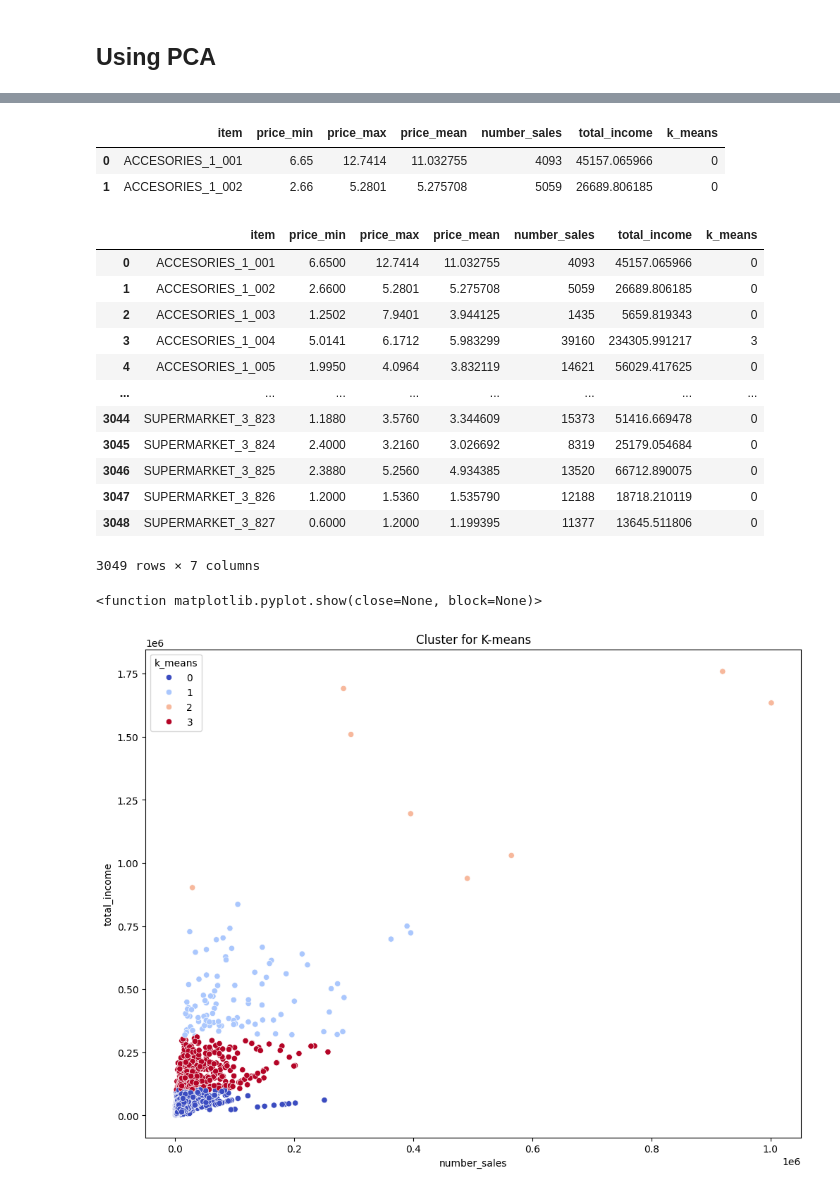
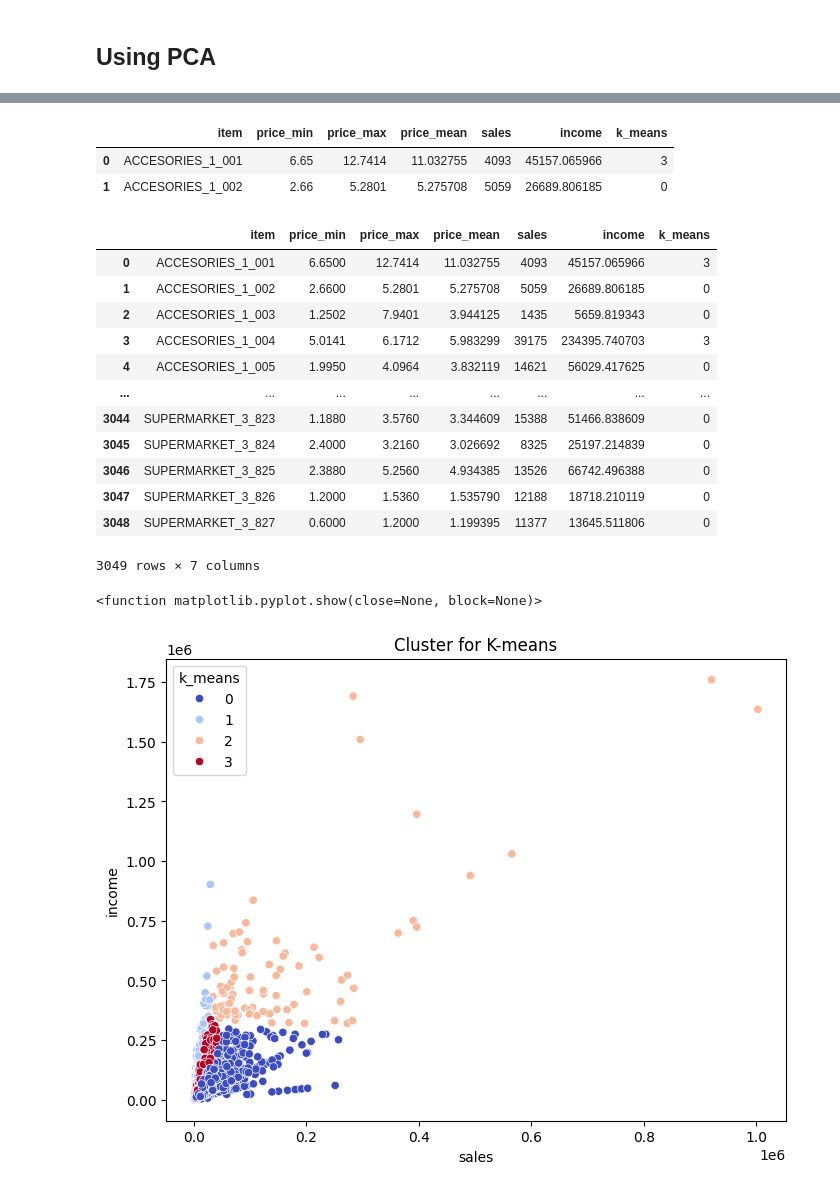
Before and after one commit to Unbiunio/DS-MARKET-TFM, a Jupyter notebook: cluster/cluster.ipynb, the cells around one changed output, grey strips where cells are left out. Drawn from its saved outputs; the diff is of its cells as text; code cells hidden in the pictures.

```diff
--- a/cluster/cluster.ipynb
+++ b/cluster/cluster.ipynb
@@ -40,5 +46,5 @@ df_cluster.head(1)
 # %%
 #Created colum "total_income" that represent the total income for product
-df_cluster['total_income']= df_cluster['price_mean']*df_cluster['number_sales']
+df_cluster['income']= df_cluster['price_mean']*df_cluster['sales']
 df_cluster.head(2)
 # %% [output]
@@ -64,5 +75,6 @@ df_cluster1 = df_cluster.copy()
 # %%
-df_cluster1.drop(columns=['item','price_min','number_sales'], axis=1,inplace=True)
+#Only work with "price_max", "price_mean" and income variables
+df_cluster1.drop(columns=['item','price_min','sales'], axis=1,inplace=True)
 # %%
 df_cluster1.head(1)
 # %% [output]
@@ -92,5 +103,5 @@ from sklearn.decomposition import PCA
 # %%
-pca = PCA()
-pca.fit(df_cluster_scaled)
-pca_data_scaled = pca.transform(df_cluster_scaled)
-pca_data_scaled
+# pca = PCA()
+# pca.fit(df_cluster_scaled)
+# pca_data_scaled = pca.transform(df_cluster_scaled)
+# pca_data_scaled
@@ -138,29 +131,29 @@ plt.show()
 # %%
 # Uso Kmean for identify "codo"
-km = KMeans(n_clusters = 4)
-y = km.fit_predict(df_cluster1)
+km = KMeans(n_clusters = 4, random_state=12)
+y = km.fit_predict(df_cluster_scaled)
 #print(silhouette_score(df_cluster_scaled, y))
 df_cluster['k_means'] = y
 # %%
 # Clustered completed
 df_cluster.head(2)
 # %% [output]
-|  | item | price_min | price_max | price_mean | number_sales | total_income | k_means |
-| 0 | ACCESORIES_1_001 | 6.65 | 12.7414 | 11.032755 | 4093 | 45157.065966 | 0 |
+|  | item | price_min | price_max | price_mean | sales | income | k_means |
+| 0 | ACCESORIES_1_001 | 6.65 | 12.7414 | 11.032755 | 4093 | 45157.065966 | 3 |
 | 1 | ACCESORIES_1_002 | 2.66 | 5.2801 | 5.275708 | 5059 | 26689.806185 | 0 |
 # %%
 df_cluster
 # %% [output]
-|  | item | price_min | price_max | price_mean | number_sales | total_income | k_means |
-| 0 | ACCESORIES_1_001 | 6.6500 | 12.7414 | 11.032755 | 4093 | 45157.065966 | 0 |
+|  | item | price_min | price_max | price_mean | sales | income | k_means |
+| 0 | ACCESORIES_1_001 | 6.6500 | 12.7414 | 11.032755 | 4093 | 45157.065966 | 3 |
 | 1 | ACCESORIES_1_002 | 2.6600 | 5.2801 | 5.275708 | 5059 | 26689.806185 | 0 |
 | 2 | ACCESORIES_1_003 | 1.2502 | 7.9401 | 3.944125 | 1435 | 5659.819343 | 0 |
-| 3 | ACCESORIES_1_004 | 5.0141 | 6.1712 | 5.983299 | 39160 | 234305.991217 | 3 |
+| 3 | ACCESORIES_1_004 | 5.0141 | 6.1712 | 5.983299 | 39175 | 234395.740703 | 3 |
 | 4 | ACCESORIES_1_005 | 1.9950 | 4.0964 | 3.832119 | 14621 | 56029.417625 | 0 |
 | ... | ... | ... | ... | ... | ... | ... | ... |
-| 3044 | SUPERMARKET_3_823 | 1.1880 | 3.5760 | 3.344609 | 15373 | 51416.669478 | 0 |
-| 3045 | SUPERMARKET_3_824 | 2.4000 | 3.2160 | 3.026692 | 8319 | 25179.054684 | 0 |
-| 3046 | SUPERMARKET_3_825 | 2.3880 | 5.2560 | 4.934385 | 13520 | 66712.890075 | 0 |
+| 3044 | SUPERMARKET_3_823 | 1.1880 | 3.5760 | 3.344609 | 15388 | 51466.838609 | 0 |
+| 3045 | SUPERMARKET_3_824 | 2.4000 | 3.2160 | 3.026692 | 8325 | 25197.214839 | 0 |
+| 3046 | SUPERMARKET_3_825 | 2.3880 | 5.2560 | 4.934385 | 13526 | 66742.496388 | 0 |
 | 3047 | SUPERMARKET_3_826 | 1.2000 | 1.5360 | 1.535790 | 12188 | 18718.210119 | 0 |
 | 3048 | SUPERMARKET_3_827 | 0.6000 | 1.2000 | 1.199395 | 11377 | 13645.511806 | 0 |
 3049 rows × 7 columns
@@ -171,8 +164,8 @@ df_cluster
 # %%
 plt.figure(figsize=(8,6))
 plt.title('Cluster for K-means')
-sns.scatterplot(data=df_cluster, x='number_sales', y='total_income', hue='k_means',palette='coolwarm')
+sns.scatterplot(data=df_cluster, x='sales', y='income', hue='k_means',palette='coolwarm')
 plt.show
 # %% [output]
 <function matplotlib.pyplot.show(close=None, block=None)>
-[figure, old version]
+[figure, new version]
```
Also changed, not shown: parts of 21 cells of this notebook, 11 other files.
